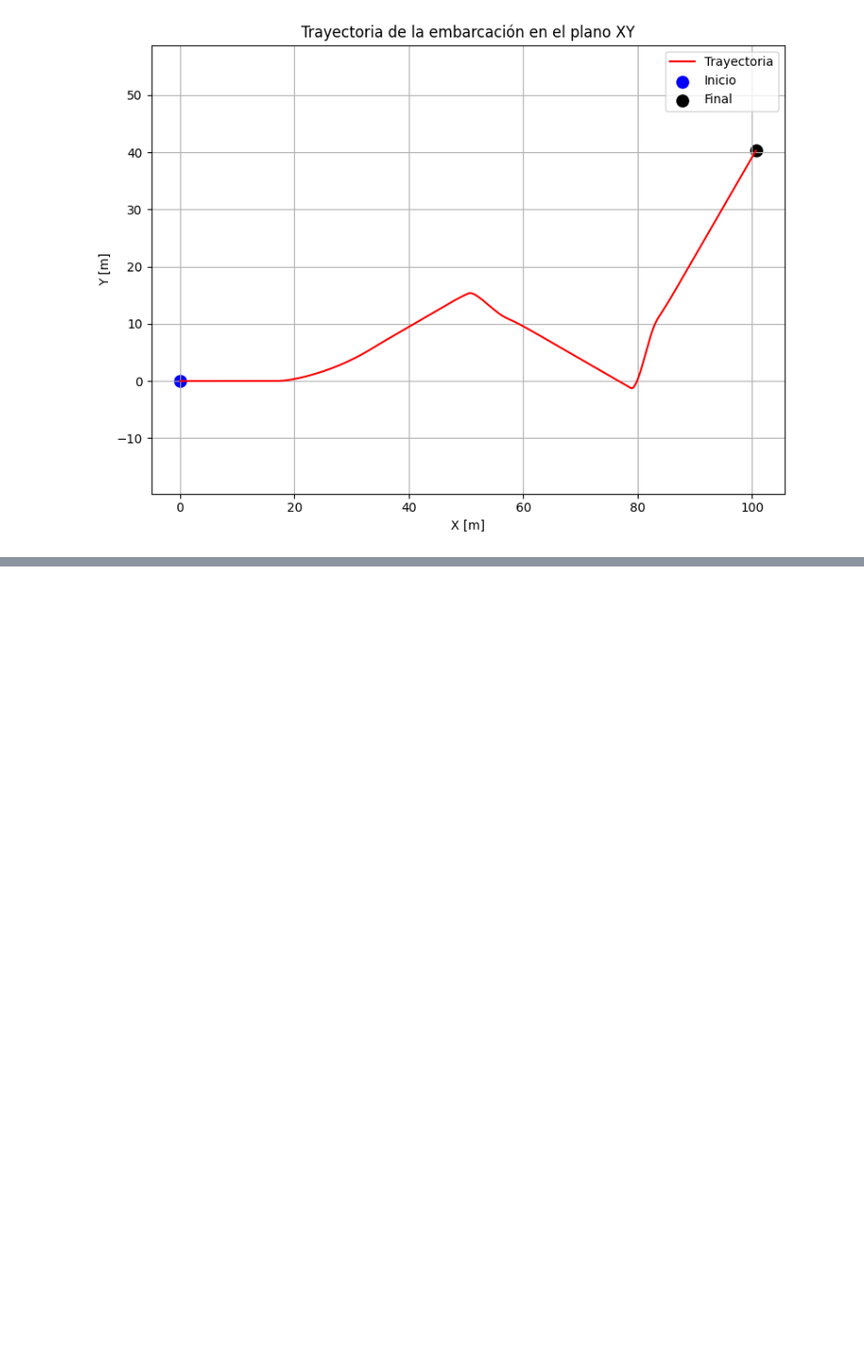
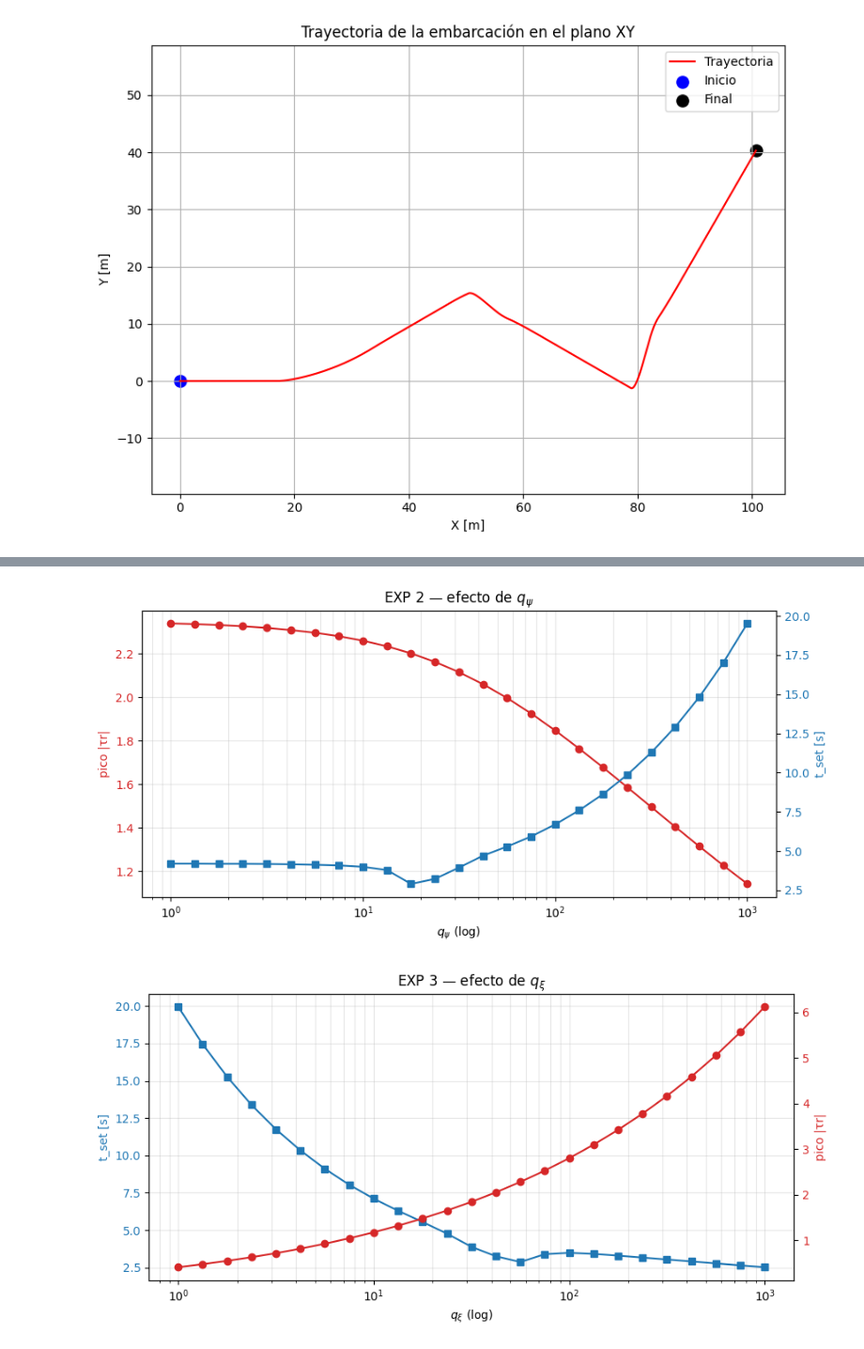
Before and after one commit to Ciror3/tp2Control, a Jupyter notebook: trabajo.ipynb, the cells around one changed output, grey strips where cells are left out. Shown at 94% size. Drawn from its saved outputs; the diff is of its cells as text; code cells hidden in the pictures; blank space fills up the shorter version.

```diff
--- a/trabajo.ipynb
+++ b/trabajo.ipynb
@@ -274,0 +369,27 @@ ValueError: operands could not be broadcast together with shapes (1,1,6000) (600
+# %%
+qpsis = np.logspace(0, 3, 25)
+p2 = [_metricas(disena_lqi(np.diag([1,1,q,50.]), np.array([[1.]]))[0]) for q in qpsis]
+pico2, tset2 = zip(*p2)
+
+fig, a1 = plt.subplots(figsize=(9, 4.5)); a1.set_xscale("log")
+a1.plot(qpsis, pico2, 'o-', color="tab:red"); a1.set_xlabel(r"$q_\psi$ (log)")
+a1.set_ylabel("pico |τr|", color="tab:red"); a1.tick_params(axis='y', labelcolor="tab:red")
+a1.grid(True, which="both", alpha=.3)
+a2 = a1.twinx(); a2.plot(qpsis, tset2, 's-', color="tab:blue")
+a2.set_ylabel("t_set [s]", color="tab:blue"); a2.tick_params(axis='y', labelcolor="tab:blue")
+plt.title(r"EXP 2 — efecto de $q_\psi$"); plt.tight_layout(); plt.show()
+
+qxis = np.logspace(0, 3, 25)
+p3 = [_metricas(disena_lqi(np.diag([1,1,20,q]), np.array([[1.]]))[0]) for q in qxis]
+pico3, tset3 = zip(*p3)
+
+fig, a1 = plt.subplots(figsize=(9, 4.5)); a1.set_xscale("log")
+a1.plot(qxis, tset3, 's-', color="tab:blue"); a1.set_xlabel(r"$q_\xi$ (log)")
+a1.set_ylabel("t_set [s]", color="tab:blue"); a1.tick_params(axis='y', labelcolor="tab:blue")
+a1.grid(True, which="both", alpha=.3)
+a2 = a1.twinx(); a2.plot(qxis, pico3, 'o-', color="tab:red")
+a2.set_ylabel("pico |τr|", color="tab:red"); a2.tick_params(axis='y', labelcolor="tab:red")
+plt.title(r"EXP 3 — efecto de $q_\xi$"); plt.tight_layout(); plt.show()
+# %% [output]
+[figure, added]
+[figure, added]
```
Also changed, not shown: parts of 23 cells of this notebook.
